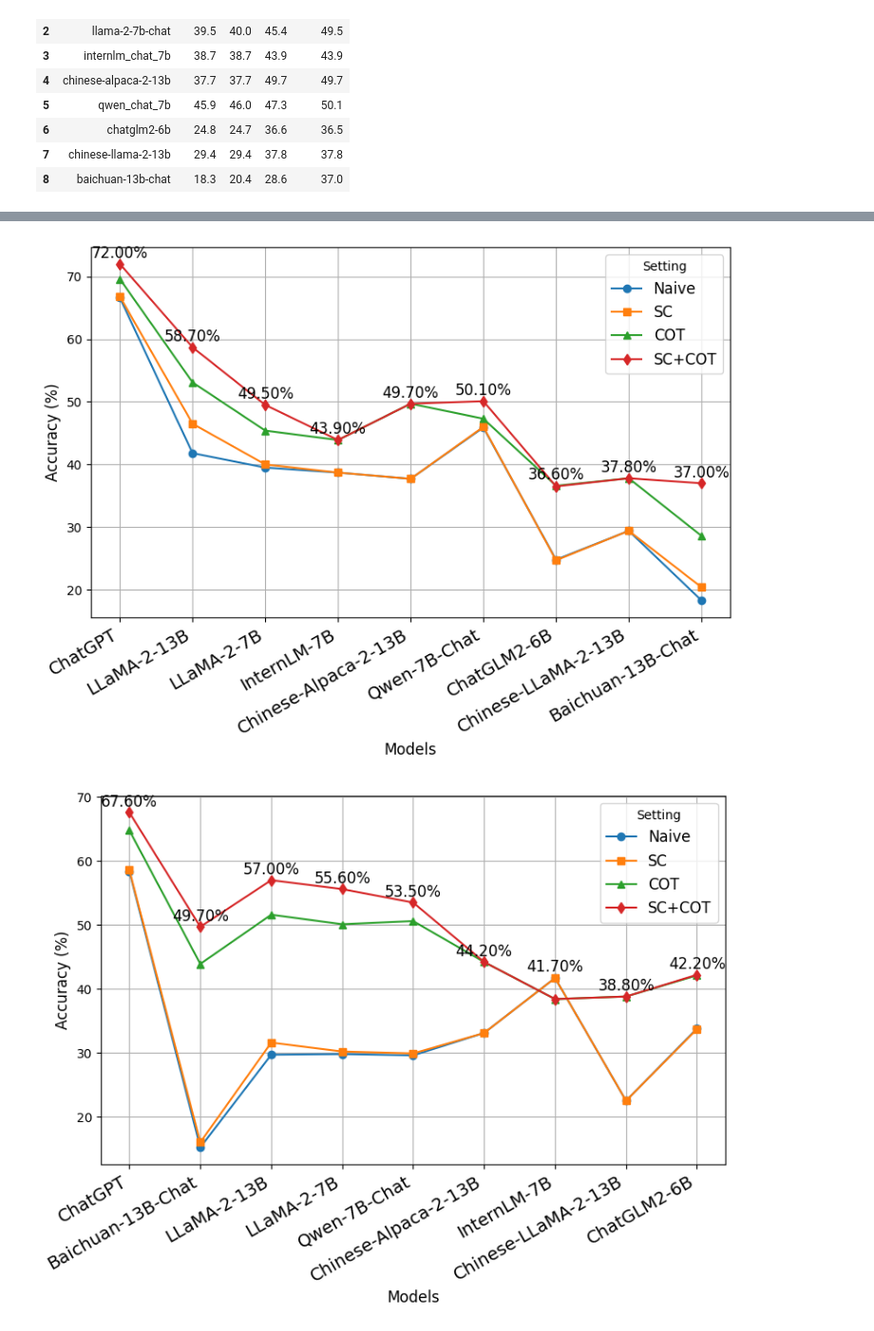
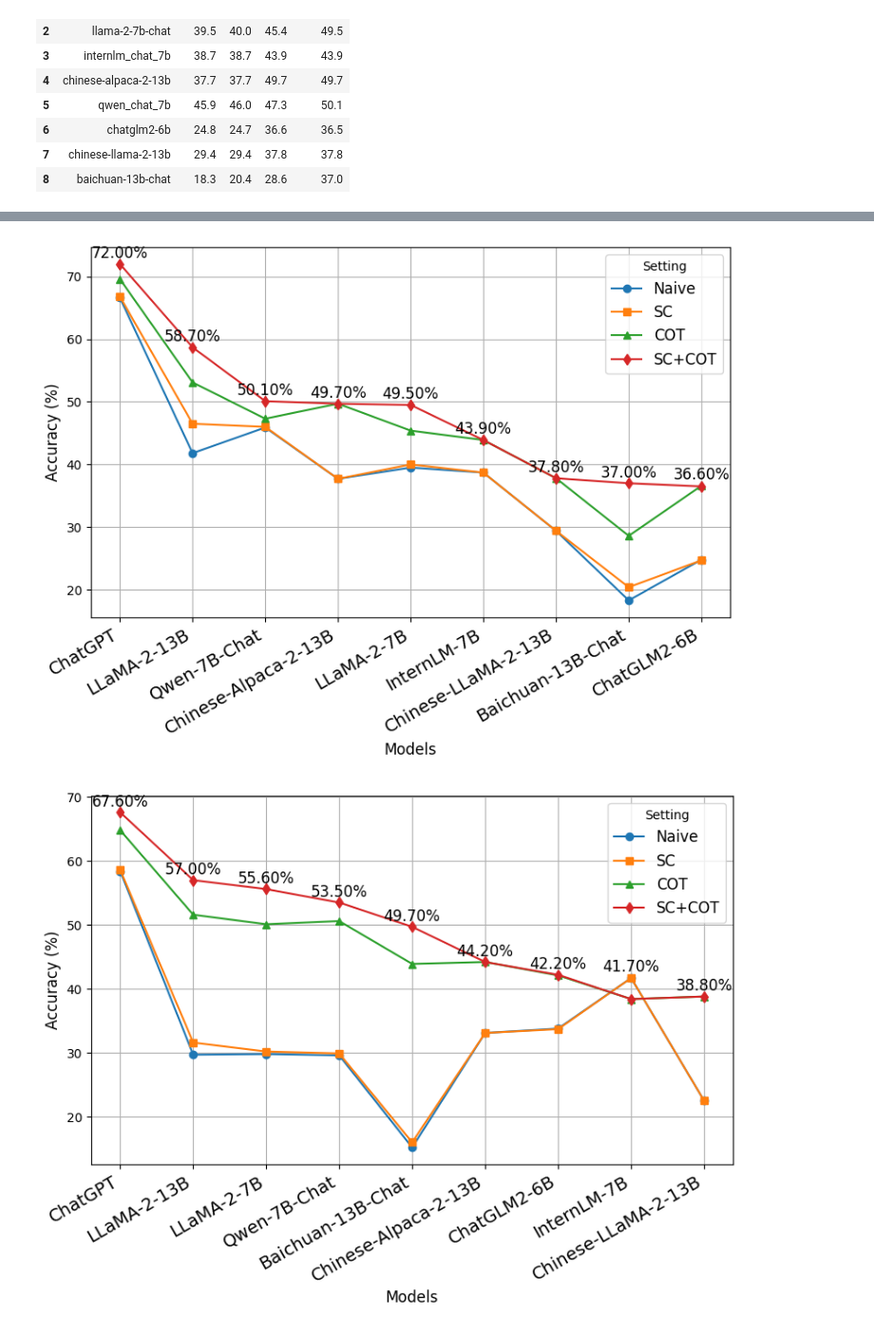
Before and after one commit to NetManAIOps/OpenCompass-OpsQA, a Jupyter notebook: experiments/result_analysis/plot.ipynb, the cells around one changed output, grey strips where cells are left out. Shown at 95% size. Cells and saved outputs as stored; diff of their text form; code cells hidden in the pictures.

```diff
--- a/experiments/result_analysis/plot.ipynb
+++ b/experiments/result_analysis/plot.ipynb
@@ -159,6 +159,20 @@ dfs['en-zeroshot']
 | 8 | baichuan-13b-chat | 18.3 | 20.4 | 28.6 | 37.0 |
 # %%
 def plot_result(setting, df):
+    df.set_index('Models', inplace=True)
+
+    # 使用apply函数获取每行的最大值
+    df['max_value'] = df.apply(max, axis=1)
+
+    # 根据最大值列排序DataFrame
+    df_sorted = df.sort_values(by='max_value', ascending=False)
+
+    # 删除最大值列
+    df_sorted = df_sorted.drop('max_value', axis=1)
+    df = df_sorted
+    df.reset_index(inplace=True)
+
+
     # 设置图形的大小
     plt.figure(figsize=(8, 6))
 
@@ -203,6 +217,6 @@ plot_result('Chinese Network Operation Zero-shot', dfs['zh-zeroshot'])
 [figure]
-[figure, old version]
+[figure, new version]
-[figure, old version]
+[figure, new version]
 # %%
 def plot_result2(setting, df_zeroshot, df_3shot):
     # 设置图形的大小
```
Also changed, not shown: parts of 2 cells of this notebook, 30 other files.
